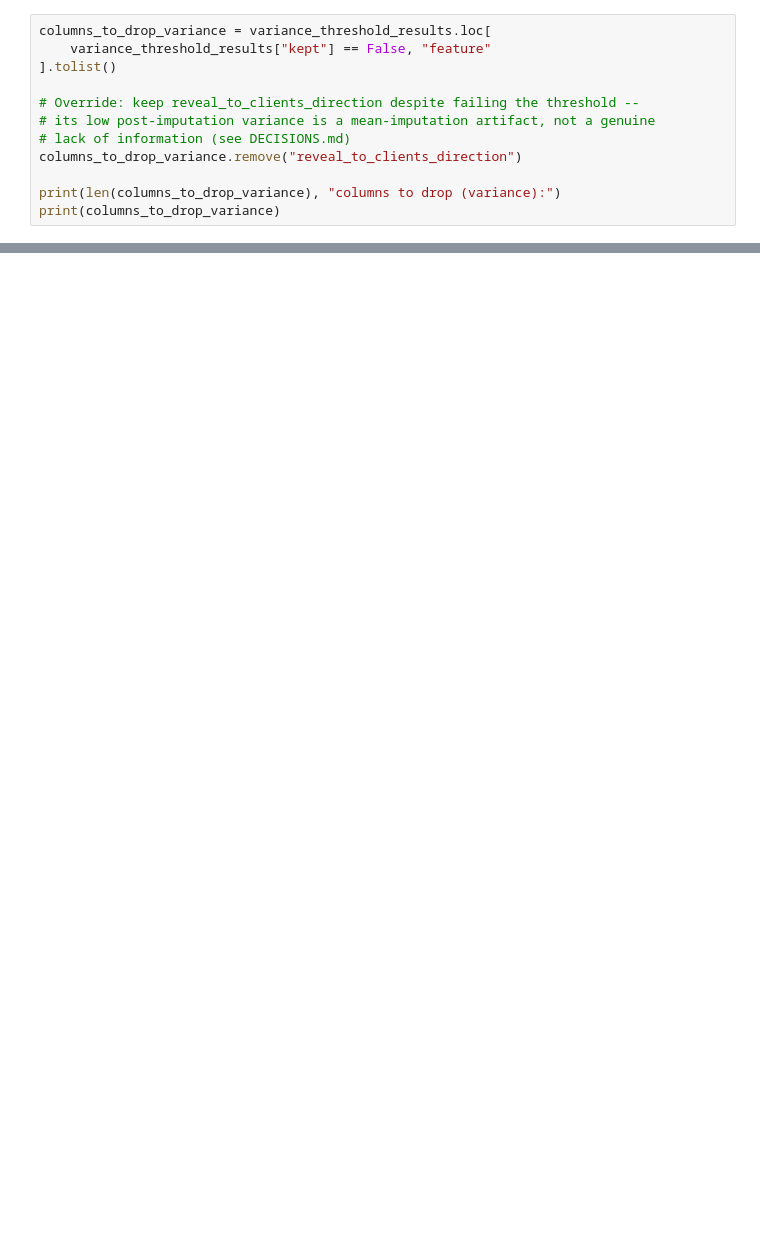
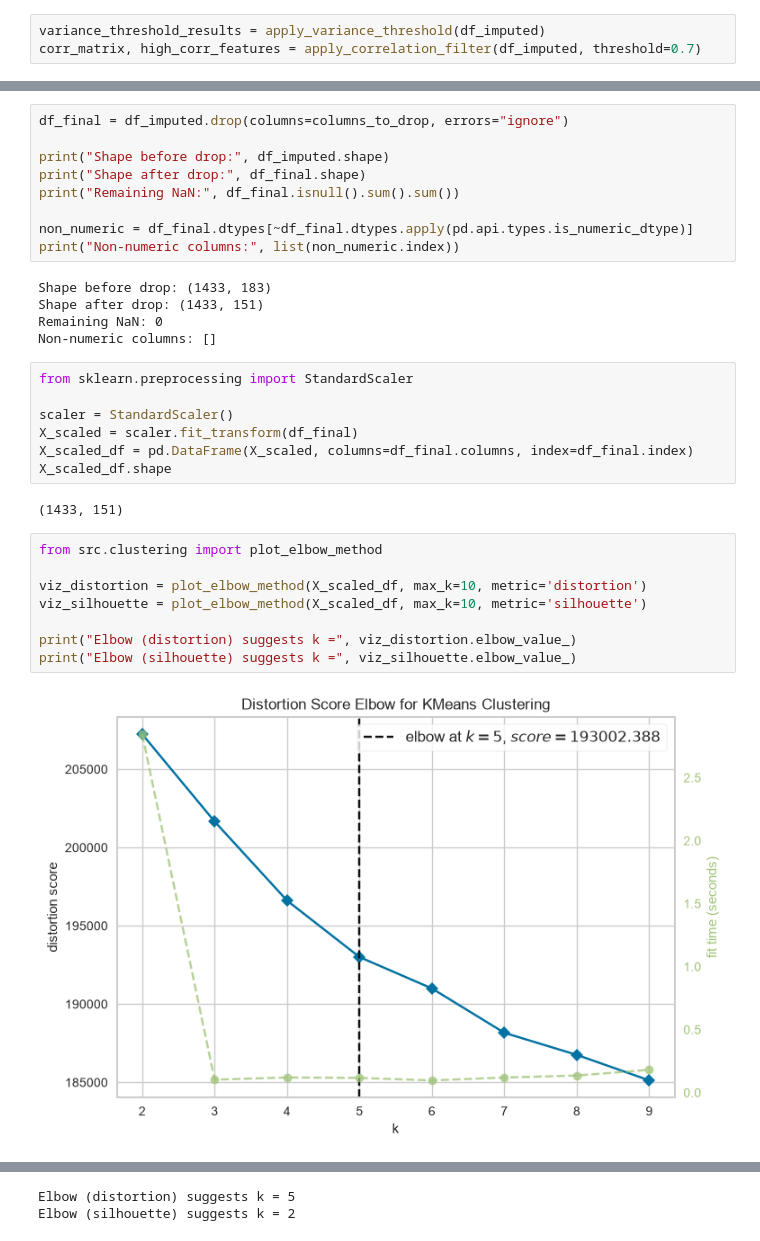
Before and after one commit to NKULTRA/UI_survey_clustering, a Jupyter notebook: notebooks/01_exploration_and_report.ipynb, the cells around one changed output, grey strips where cells are left out. Drawn from its saved outputs; the diff is of its cells as text; blank space fills up the shorter version.

```diff
--- a/notebooks/01_exploration_and_report.ipynb
+++ b/notebooks/01_exploration_and_report.ipynb
@@ -40,12 +42,3 @@ percentage_affected: 38 rows answered despite productivity_affected==1
 # %%
-columns_to_drop_variance = variance_threshold_results.loc[
-    variance_threshold_results["kept"] == False, "feature"
-].tolist()
-
-# Override: keep reveal_to_clients_direction despite failing the threshold --
-# its low post-imputation variance is a mean-imputation artifact, not a genuine
-# lack of information (see DECISIONS.md)
-columns_to_drop_variance.remove("reveal_to_clients_direction")
-
-print(len(columns_to_drop_variance), "columns to drop (variance):")
-print(columns_to_drop_variance)
+variance_threshold_results = apply_variance_threshold(df_imputed)
+corr_matrix, high_corr_features = apply_correlation_filter(df_imputed, threshold=0.7)
@@ -89,0 +67,33 @@ Yes                                        117  196   75
+# %%
+df_final = df_imputed.drop(columns=columns_to_drop, errors="ignore")
+
+print("Shape before drop:", df_imputed.shape)
+print("Shape after drop:", df_final.shape)
+print("Remaining NaN:", df_final.isnull().sum().sum())
+
+non_numeric = df_final.dtypes[~df_final.dtypes.apply(pd.api.types.is_numeric_dtype)]
+print("Non-numeric columns:", list(non_numeric.index))
+# %% [output]
+Shape before drop: (1433, 183)
+Shape after drop: (1433, 151)
+Remaining NaN: 0
+Non-numeric columns: []
+# %%
+from sklearn.preprocessing import StandardScaler
+
+scaler = StandardScaler()
+X_scaled = scaler.fit_transform(df_final)
+X_scaled_df = pd.DataFrame(X_scaled, columns=df_final.columns, index=df_final.index)
+X_scaled_df.shape
+# %% [output]
+(1433, 151)
+# %%
+from src.clustering import plot_elbow_method
+
+viz_distortion = plot_elbow_method(X_scaled_df, max_k=10, metric='distortion')
+viz_silhouette = plot_elbow_method(X_scaled_df, max_k=10, metric='silhouette')
+
+print("Elbow (distortion) suggests k =", viz_distortion.elbow_value_)
+print("Elbow (silhouette) suggests k =", viz_silhouette.elbow_value_)
+# %% [output]
+[figure, added]
@@ -89,0 +101,2 @@ Yes                                        117  196   75
+Elbow (distortion) suggests k = 5
+Elbow (silhouette) suggests k = 2
```
Also changed, not shown: parts of 9 cells of this notebook, 3 other files.
